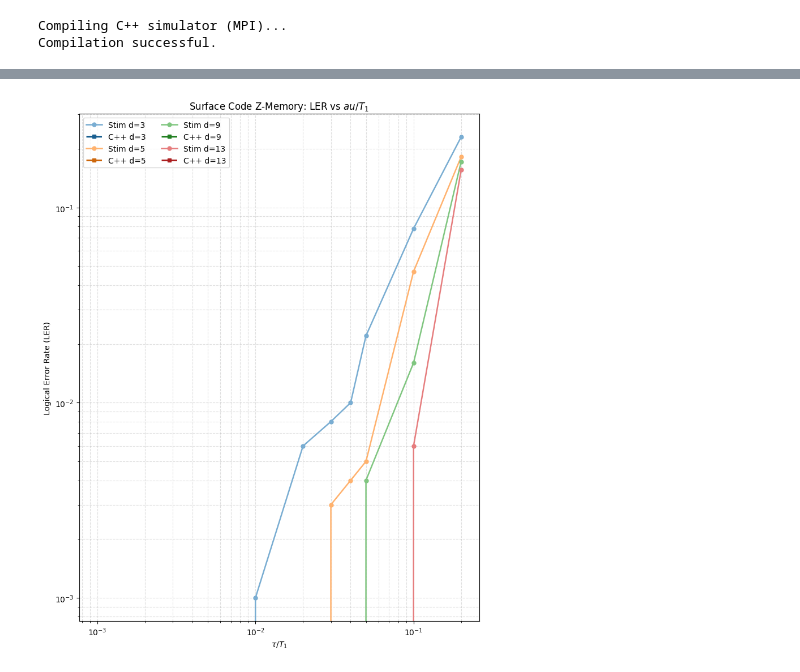
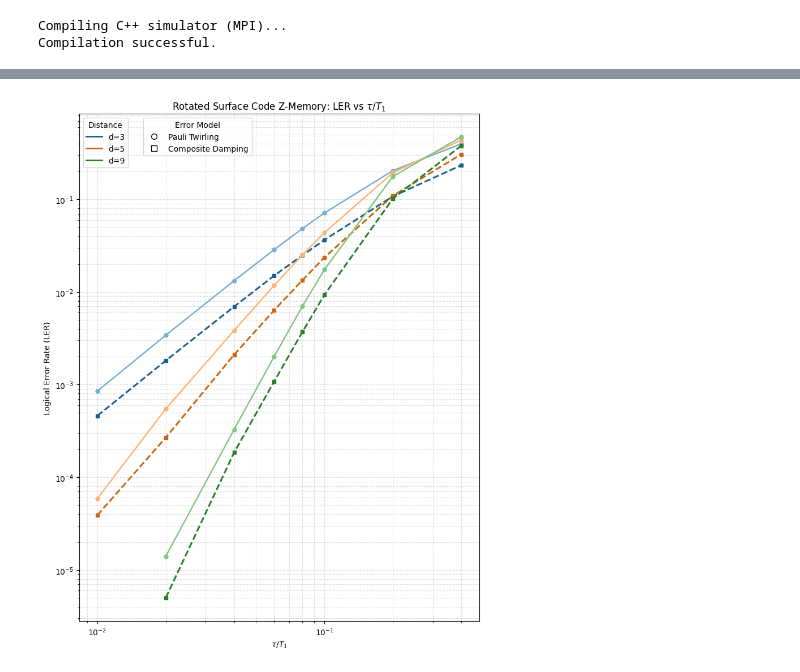
Before and after one commit to pnnl/NWQ-Sim, a Jupyter notebook: stabilizer/damping_work/surface_code_ler.ipynb, the cells around one changed output, grey strips where cells are left out. Saved outputs shown, nothing was run; the diff lists cells and outputs as text; code cells hidden in the pictures.

```diff
--- a/stabilizer/damping_work/surface_code_ler.ipynb
+++ b/stabilizer/damping_work/surface_code_ler.ipynb
@@ -27,11 +27,11 @@ importlib.reload(tm)
 # %%
 # Experiment Parameters
-SHOTS = 100000
+SHOTS = 1000000
 BASE_ERROR = 0.001
-DISTANCES = np.array([13])
-T1 = 2*10 ** -4
-T2 = 2*10 ** -4
-tau = np.array([10**-6, 2*10**-6, 4*10**-6, 6*10**-6, 8*10**-6, 10**-5, 2*10**-5, 4*10**-5])
+DISTANCES = np.array([11, 9, 5, 3])
+T1 = 10 ** -4
+T2 = 10 ** -4
+tau = np.array([10**-7, 2*10**-7, 5*10**-7, 8*10**-7, 10**-6, 2*10**-6, 5*10**-6, 10**-5])
 lam = 1/T2 - 1/(2*T1)
 p_amp = 1 - np.exp(-tau/T1)
 p_phase = 1 - np.exp(-lam*tau)
@@ -39,7 +39,7 @@ p_phase = 1 - np.exp(-lam*tau)
 # Compile the C++ code once before the loop
 print("Compiling C++ simulator (MPI)...")
 compile_command = [
-    "/opt/homebrew/bin/mpicxx",  # use MPI compiler wrapper
+    "mpicxx",  # use MPI compiler wrapper
     "-std=c++17",
     "-O3",
     "-DMPI_ENABLED",
@@ -195,53 +309,88 @@ KeyboardInterrupt:
 # %%
+# ...existing code...
 # --- Plotting Results ---
 import matplotlib.colors as mcolors
+from matplotlib.lines import Line2D
 import colorsys
 
 plt.figure(figsize=(8, 10))
 
-x_vals = tau / T1
+x_vals = np.asarray(tau / T1, dtype=float)
 
 # Helpers to lighten/darken base colors
 import numpy as np
 
 def lighten(color, factor=0.6):
-    # factor in (0,1]; smaller = lighter toward white; 0.6 is moderate
     c = np.array(mcolors.to_rgb(color))
     return tuple(1 - (1 - c) * factor)
 
 def darken(color, factor=0.8):
-    # factor in (0,1]; smaller = darker toward black; 0.8 is mild darken
     c = np.array(mcolors.to_rgb(color))
     return tuple(c * factor)
 
 cmap = plt.get_cmap('tab10')
 
 # Plot paired curves per distance using related colors
+color_handles = []  # for the distance legend (dark colors only)
 for i, d in enumerate(DISTANCES):
-    base = cmap(i % cmap.N)
-    stim_color = lighten(base, 0.6)
-    cpp_color = darken(base, 0.8)
+    if d != 13:
+        base = cmap(i % cmap.N)
+        stim_color = lighten(base, 0.6)
+        cpp_color = darken(base, 0.8)
 
-    plt.plot(
-        x_vals, stim_results[d],
-        marker='o', linestyle='-', linewidth=1.8, markersize=5,
-        color=stim_color, label=f'Stim d={d}'
-    )
-    plt.plot(
-        x_vals, cpp_results[d],
-        marker='s', linestyle='--', linewidth=2.2, markersize=5,
-        color=cpp_color, label=f'C++ d={d}'
-    )
+        y_stim = np.asarray(stim_results[d], dtype=float)
+        y_cpp  = np.asarray(cpp_results[d], dtype=float)
+
+        mask_stim = y_stim > 0
+        mask_cpp  = y_cpp  > 0
+
+        plotted_any = False
+        if mask_stim.any():
+            plt.plot(
+                x_vals[mask_stim], y_stim[mask_stim],
+                marker='o', linestyle='-', linewidth=1.8, markersize=5,
+                color=stim_color, label=f'Pauli Twirling d={d}'
+            )
+            plotted_any = True
+
+        if mask_cpp.any():
+            plt.plot(
+                x_vals[mask_cpp], y_cpp[mask_cpp],
+                marker='s', linestyle='--', linewidth=2.2, markersize=5,
+                color=cpp_color, label=f'Composite Damping d={d}'
+            )
+            plotted_any = True
+
+        # Add a single handle per distance using the dark color
+        if plotted_any:
+            color_handles.append(Line2D([0], [0], color=cpp_color, lw=2, label=f'd={d}'))
 
 plt.xlabel(r"$\tau / T_1$")
 plt.ylabel("Logical Error Rate (LER)")
-plt.title("Surface Code Z-Memory: LER vs $\tau/T_1$")
+plt.title(r"Rotated Surface Code Z-Memory: LER vs $\tau/T_1$")
 plt.xscale('log')
 plt.yscale('log')
 plt.grid(True, which="both", ls="--", alpha=0.4)
-plt.legend(ncol=2)
+
+ax = plt.gca()
+
+# Legend 1: marker shapes (black & white)
+shape_handles = [
+    Line2D([0], [0], marker='o', linestyle='None',
+           markerfacecolor='white', markeredgecolor='black',
+           color='black', markersize=7, label='Pauli Twirling'),
+    Line2D([0], [0], marker='s', linestyle='None',
+           markerfacecolor='white', markeredgecolor='black',
+           color='black', markersize=7, label='Composite Damping'),
+]
+shape_legend = ax.legend(handles=shape_handles, title='Error Model', loc='upper left', bbox_to_anchor=(.15, 1))
+
+# Legend 2: colors for distance (dark colors only)
+ax.add_artist(shape_legend)  # keep the first legend when adding the second
+ax.legend(handles=color_handles, title='Distance', loc='upper left', ncol=1)
+
 plt.tight_layout()
 plt.savefig(f'figures/surfacecode_LER{SHOTS}.pdf', dpi=500, bbox_inches='tight')
 plt.show()
 # %% [output]
-[figure, old version]
+[figure, new version]
```
Also changed, not shown: parts of 4 cells of this notebook, 7 other files.
